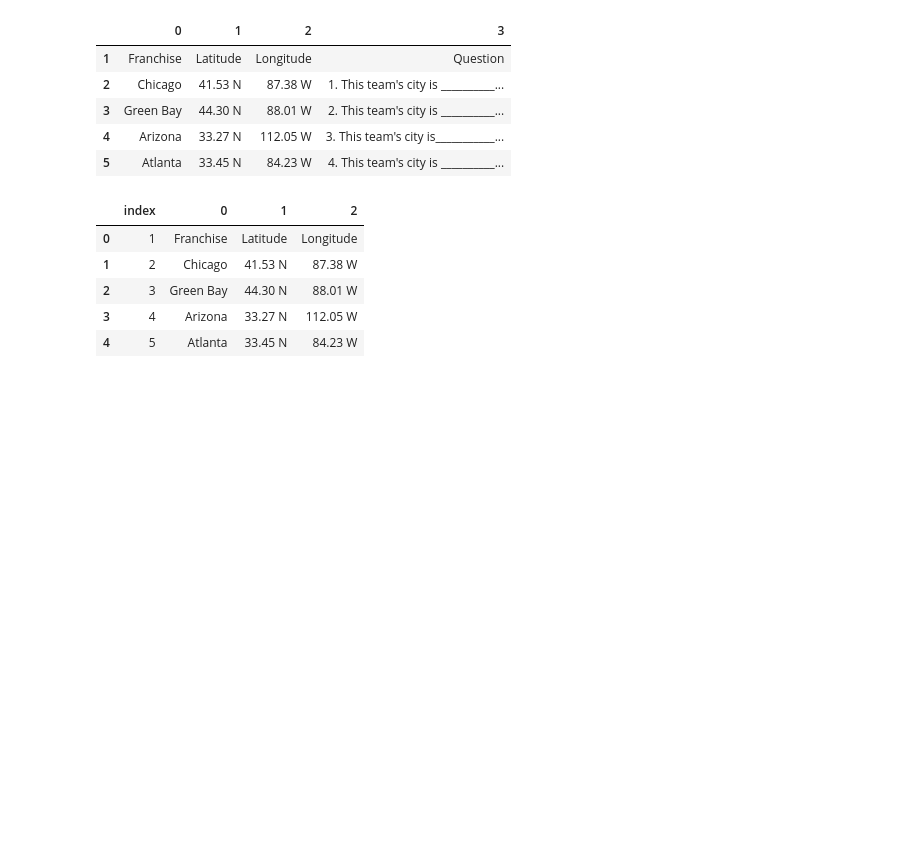
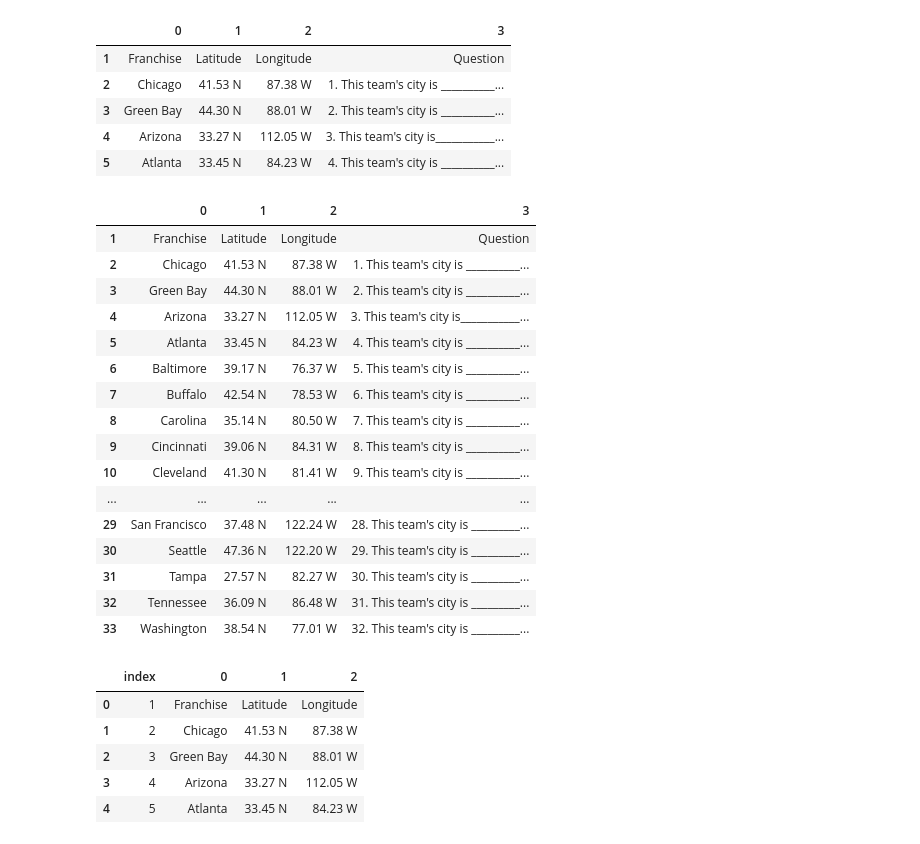
Before and after one commit to ybgandhi/Kickstart_Project, a Jupyter notebook: NFL Stadium Locations.ipynb, the cells around one changed output. Cells and saved outputs as stored; diff of their text form; code cells hidden in the pictures; blank space fills up the shorter version.

```diff
--- a/NFL Stadium Locations.ipynb
+++ b/NFL Stadium Locations.ipynb
@@ -48,4 +61,26 @@ df_drop_first_row.head()
 | 3 | Green Bay | 44.30 N | 88.01 W | 2. This team's city is __________... |
 | 4 | Arizona | 33.27 N | 112.05 W | 3. This team's city is___________... |
 | 5 | Atlanta | 33.45 N | 84.23 W | 4. This team's city is __________... |
+# %%
+# remove last row
+df_drop_last_row = df_drop_first_row[:-1]
+df_drop_last_row
+# %% [output]
+|  | 0 | 1 | 2 | 3 |
+| 1 | Franchise | Latitude | Longitude | Question |
+| 2 | Chicago | 41.53 N | 87.38 W | 1. This team's city is __________... |
+| 3 | Green Bay | 44.30 N | 88.01 W | 2. This team's city is __________... |
+| 4 | Arizona | 33.27 N | 112.05 W | 3. This team's city is___________... |
+| 5 | Atlanta | 33.45 N | 84.23 W | 4. This team's city is __________... |
+| 6 | Baltimore | 39.17 N | 76.37 W | 5. This team's city is __________... |
+| 7 | Buffalo | 42.54 N | 78.53 W | 6. This team's city is __________... |
+| 8 | Carolina | 35.14 N | 80.50 W | 7. This team's city is __________... |
+| 9 | Cincinnati | 39.06 N | 84.31 W | 8. This team's city is __________... |
+| 10 | Cleveland | 41.30 N | 81.41 W | 9. This team's city is __________... |
+| ... | ... | ... | ... | ... |
+| 29 | San Francisco | 37.48 N | 122.24 W | 28. This team's city is _________... |
+| 30 | Seattle | 47.36 N | 122.20 W | 29. This team's city is _________... |
+| 31 | Tampa | 27.57 N | 82.27 W | 30. This team's city is _________... |
+| 32 | Tennessee | 36.09 N | 86.48 W | 31. This team's city is _________... |
+| 33 | Washington | 38.54 N | 77.01 W | 32. This team's city is _________... |
 # %%
```
Also changed, not shown: parts of 7 cells of this notebook.
